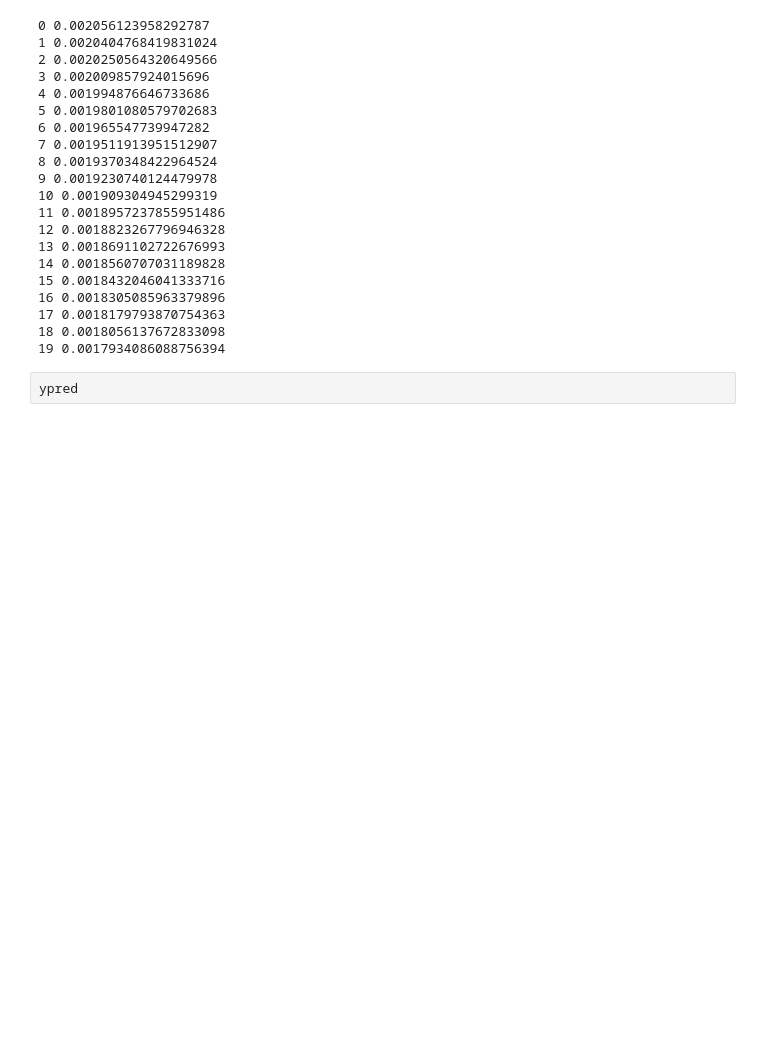
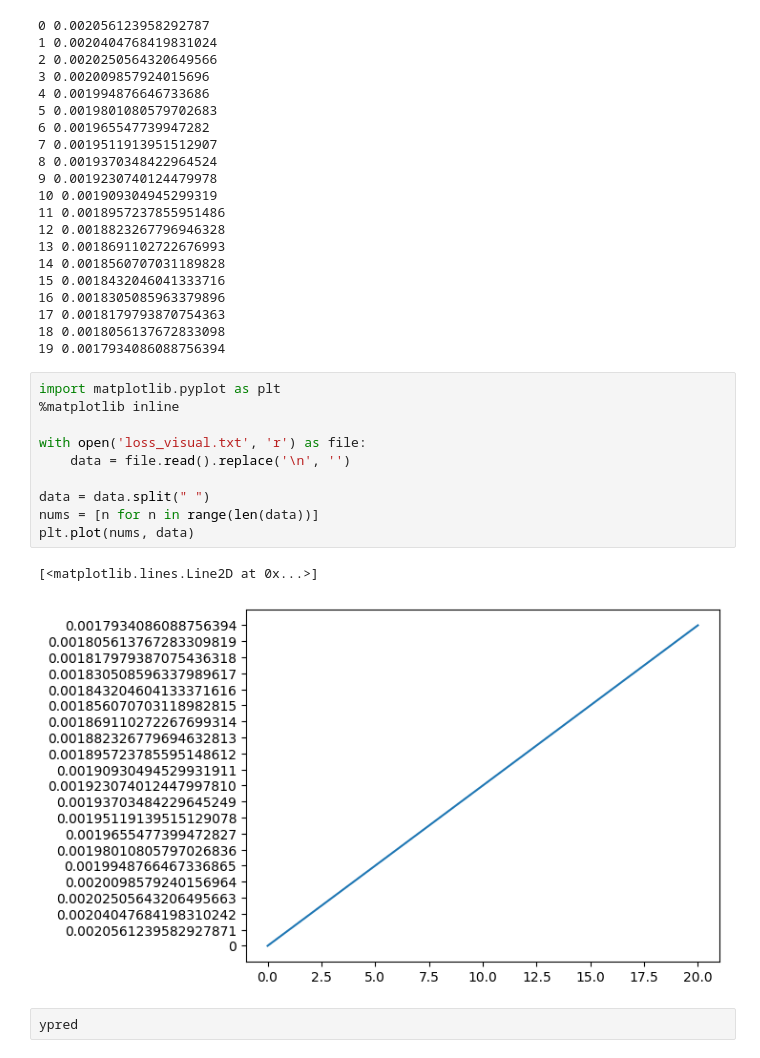
Before and after one commit to PravinVedurla/nn-zero-to-hero, a Jupyter notebook: lectures/micrograd/micrograd_lecture_second_half_roughly.ipynb, the cells around one changed output. Drawn from its saved outputs; the diff is of its cells as text; blank space fills up the shorter version.

Commit message:
Loss visual

```diff
--- a/lectures/micrograd/micrograd_lecture_second_half_roughly.ipynb
+++ b/lectures/micrograd/micrograd_lecture_second_half_roughly.ipynb
@@ -382,6 +384,19 @@ for k in range(20):
 17 0.0018179793870754363
 18 0.0018056137672833098
 19 0.0017934086088756394
+# %%
+import matplotlib.pyplot as plt
+%matplotlib inline
+
+with open('loss_visual.txt', 'r') as file:
+    data = file.read().replace('\n', '')
+
+data = data.split(" ")
+nums = [n for n in range(len(data))]
+plt.plot(nums, data)
+# %% [output]
+[<matplotlib.lines.Line2D at 0x...>]
+[figure, added]
 # %%
 ypred
 # %% [output]
```
Also changed, not shown: parts of 1 cell of this notebook, 1 other file.
